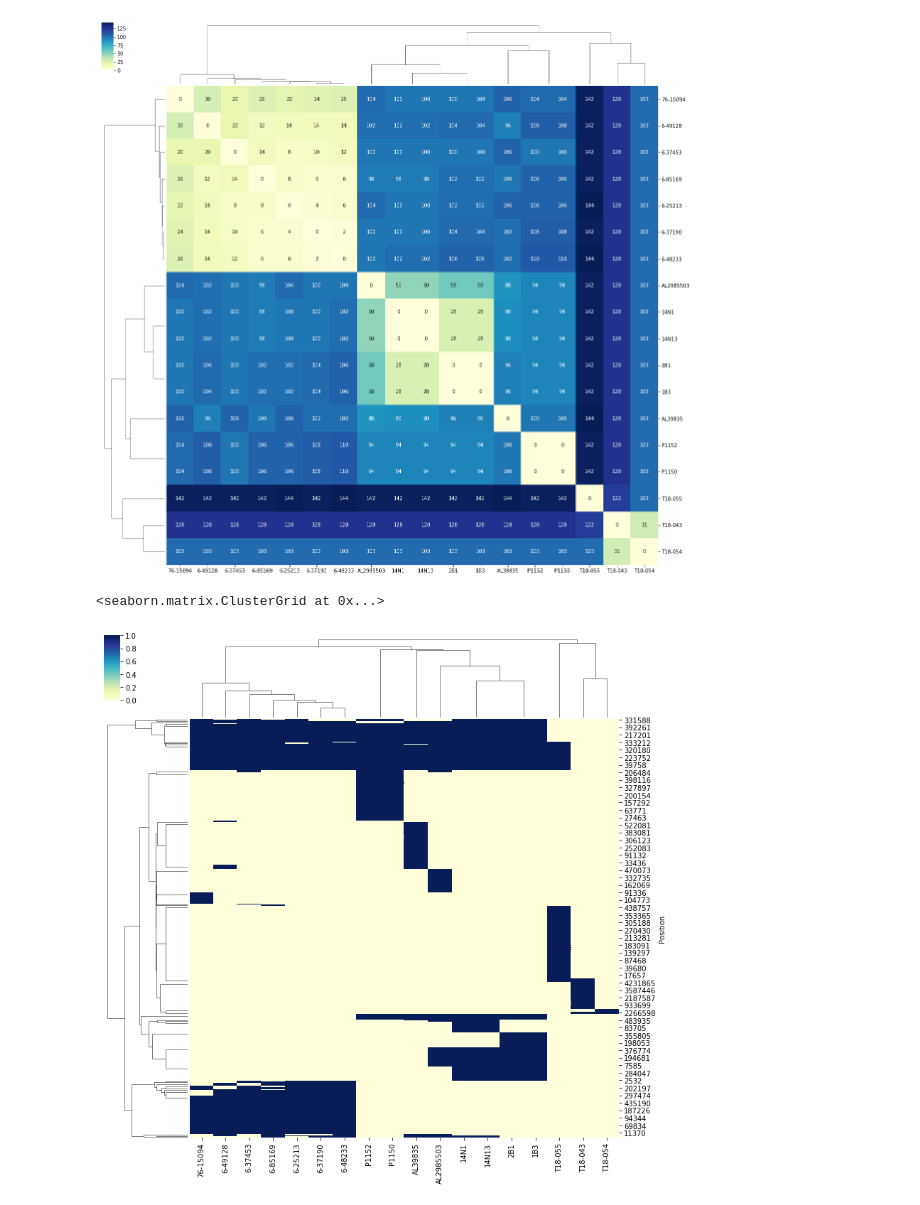
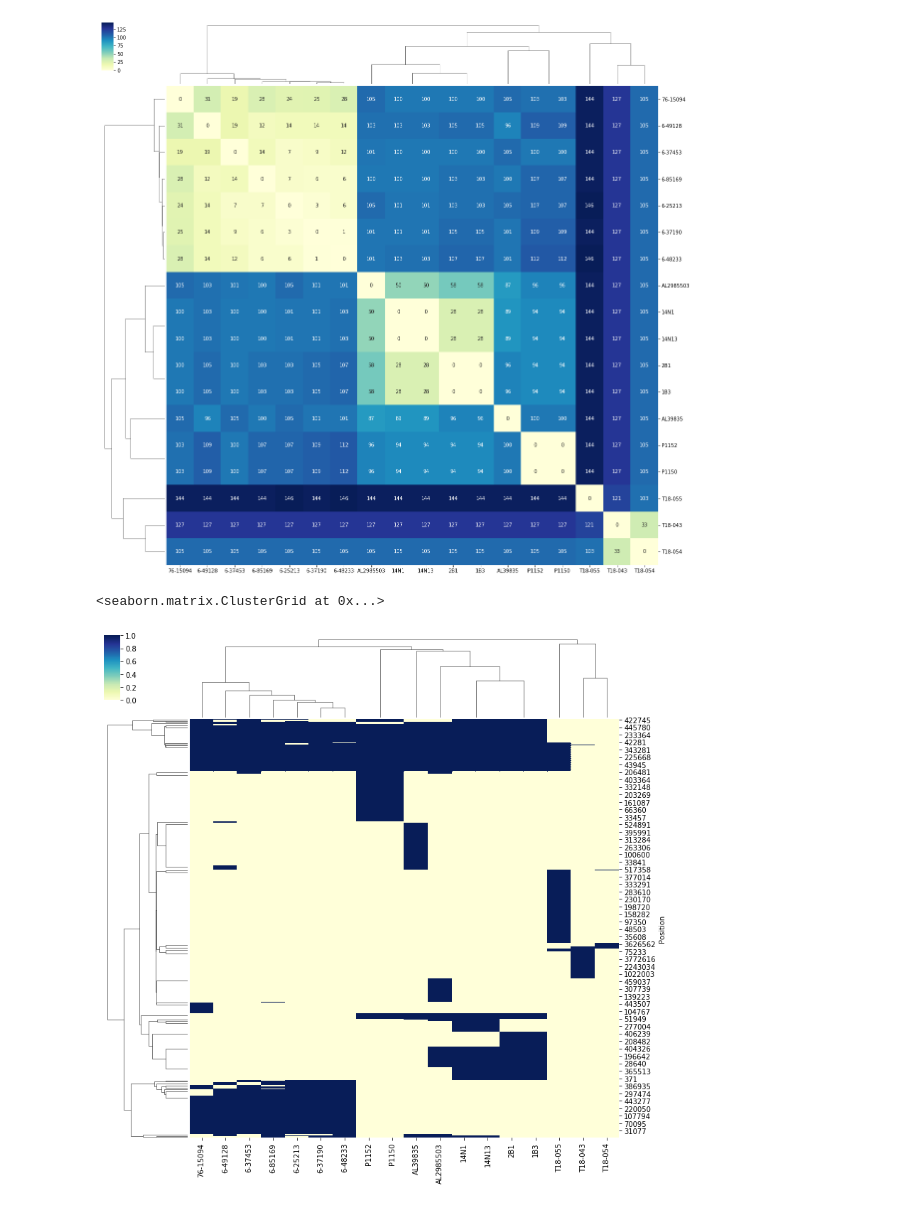
Before and after one commit to pedroscampoy/VCF_DDTB, a Jupyter notebook: compare_snp_distance.ipynb, the cells around one changed output. Cells and saved outputs as stored; diff of their text form; code cells hidden in the pictures.

```diff
--- a/compare_snp_distance.ipynb
+++ b/compare_snp_distance.ipynb
@@ -10,5 +32,5 @@ import matplotlib.pyplot as plt
 # %%
-dataframe = pd.read_csv('test_100.csv', sep='\t', header=0)
+dataframe = pd.read_csv('data/test_new_ddtb.tsv', sep='\t', header=0)
 # %%
 #6-25213 vs 6-85169
 
@@ -149,7 +175,7 @@ sns.clustermap(snp_distance_df, annot=True, fmt='g', cmap="YlGnBu", figsize=(20,
 <seaborn.matrix.ClusterGrid at 0x...>
 [figure]
 # %%
-sns.clustermap(data_hamming, annot=False, cmap="YlGnBu", figsize=(13, 13)) #linewidths=.5, method="single"
+sns.clustermap(data_hamming,row_cluster=True, annot=False, cmap="YlGnBu", figsize=(13, 13)) #linewidths=.5, method="single"
 # %% [output]
 <seaborn.matrix.ClusterGrid at 0x...>
-[figure, old version]
+[figure, new version]
```
Also changed, not shown: parts of 32 cells of this notebook, 24 other files.
